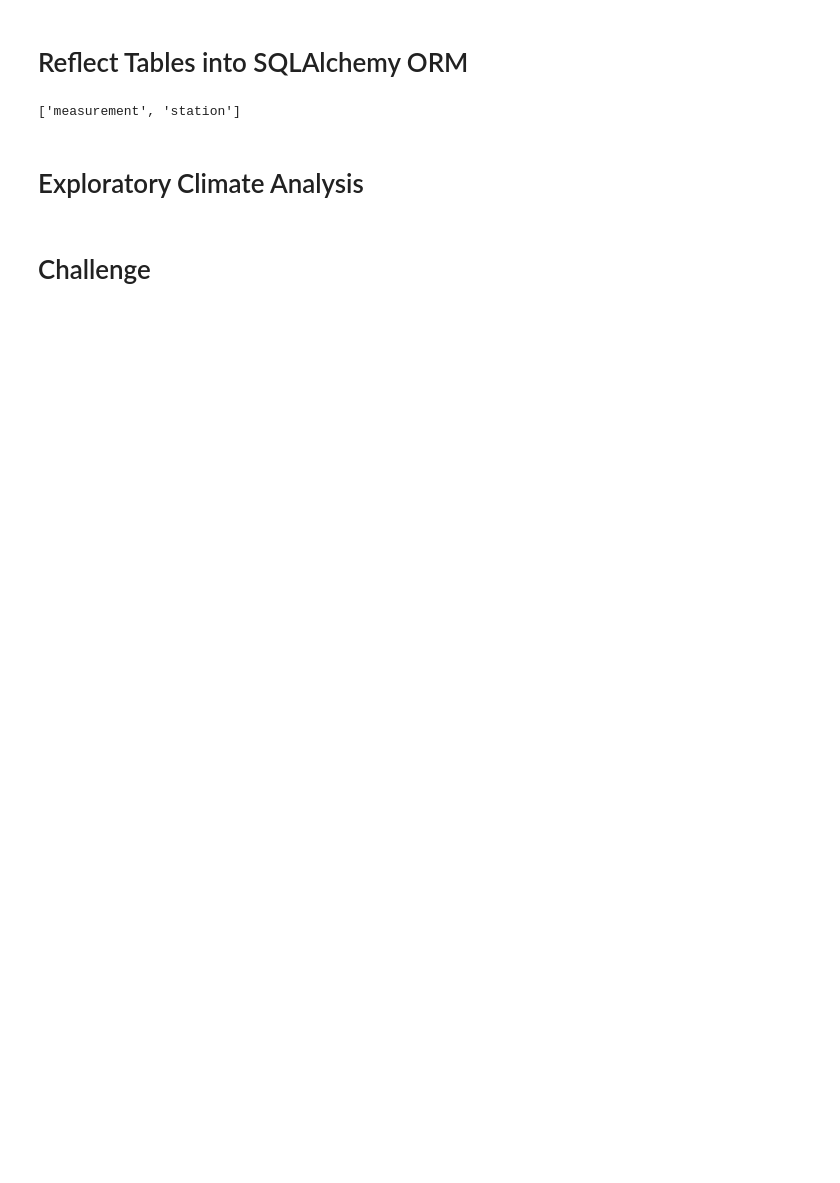
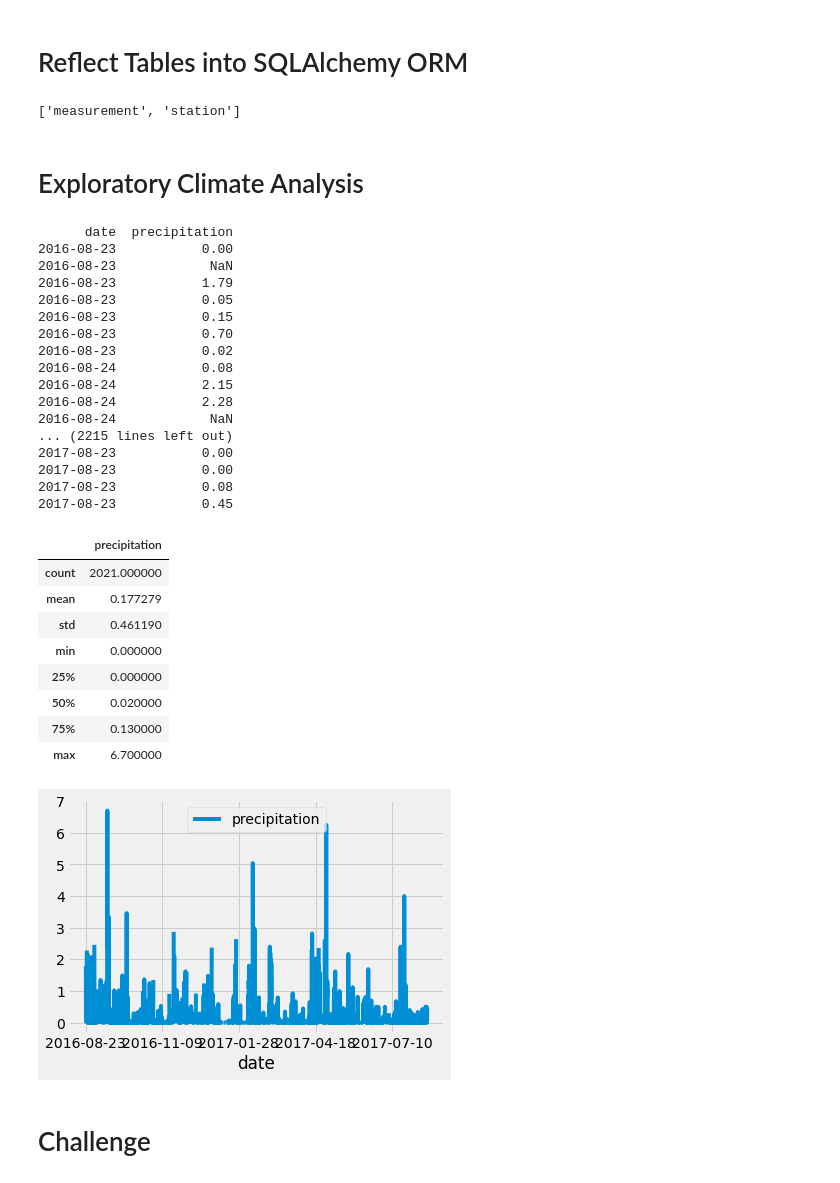
Before and after one commit to AprilVilmin/surfs_up, a Jupyter notebook: climate_analysis.ipynb, the cells around one changed output. Cells and saved outputs as stored; diff of their text form; code cells hidden in the pictures; blank space fills up the shorter version.

```diff
--- a/climate_analysis.ipynb
+++ b/climate_analysis.ipynb
@@ -40,16 +40,48 @@ session = Session(engine)
 # %%
 # Design a query to retrieve the last 12 months of precipitation data and plot the results.
 #Starting from the last data point in the database.
 
 # Calculate the date one year from the last date in data set.
-
+prev_year = dt.date(2017, 8, 23) - dt.timedelta(days=365)
 # Perform a query to retrieve the data and precipitation scores
-
-# Save the query results as a Pandas DataFrame and set the index to the date column
-
+results = session.query(Measurement.date, Measurement.prcp).filter(Measurement.date >= prev_year).all()
+# Save the query resulresults = session.query(Measurement.date, Measurement.prcp)ts as a Pandas DataFrame and set the index to the date column
+df = pd.DataFrame(results, columns=['date','precipitation'])
 # Sort the dataframe by date
-
+df.set_index(df['date'], inplace=True)
 # Use Pandas Plotting with Matplotlib to plot the data
+df = df.sort_index()
+print(df.to_string(index=False))
+df.plot()
+df.describe()
+# %% [output]
+      date  precipitation
+2016-08-23           0.00
+2016-08-23            NaN
+2016-08-23           1.79
+2016-08-23           0.05
+2016-08-23           0.15
+2016-08-23           0.70
+2016-08-23           0.02
+2016-08-24           0.08
+2016-08-24           2.15
+2016-08-24           2.28
+2016-08-24            NaN
+... (2215 lines left out)
+2017-08-23           0.00
+2017-08-23           0.00
+2017-08-23           0.08
+2017-08-23           0.45
+|  | precipitation |
+| count | 2021.000000 |
+| mean | 0.177279 |
+| std | 0.461190 |
+| min | 0.000000 |
+| 25% | 0.000000 |
+| 50% | 0.020000 |
+| 75% | 0.130000 |
+| max | 6.700000 |
+[figure, added]
 # %%
 # Use Pandas to calcualte the summary statistics for the precipitation data
 # %%
```
